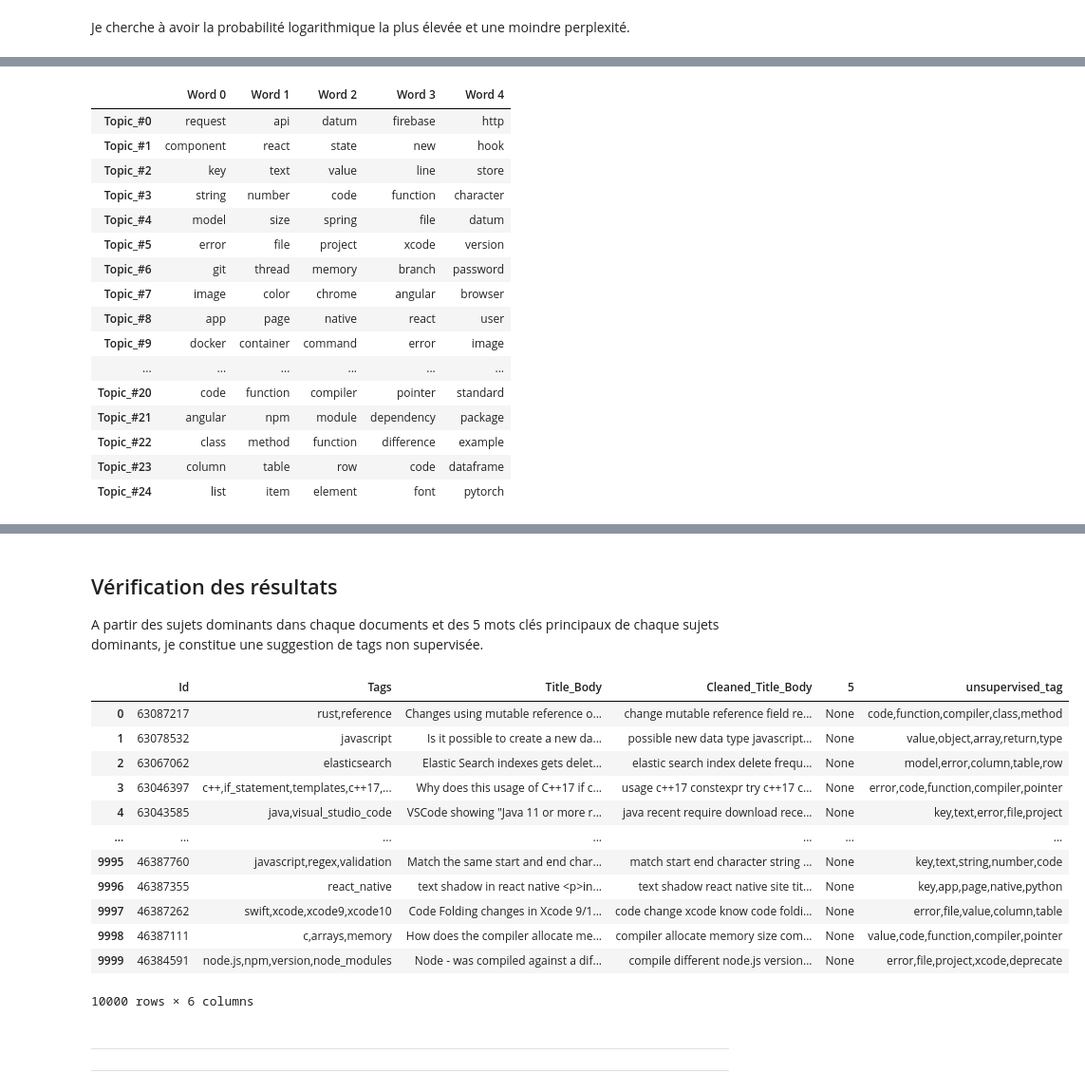
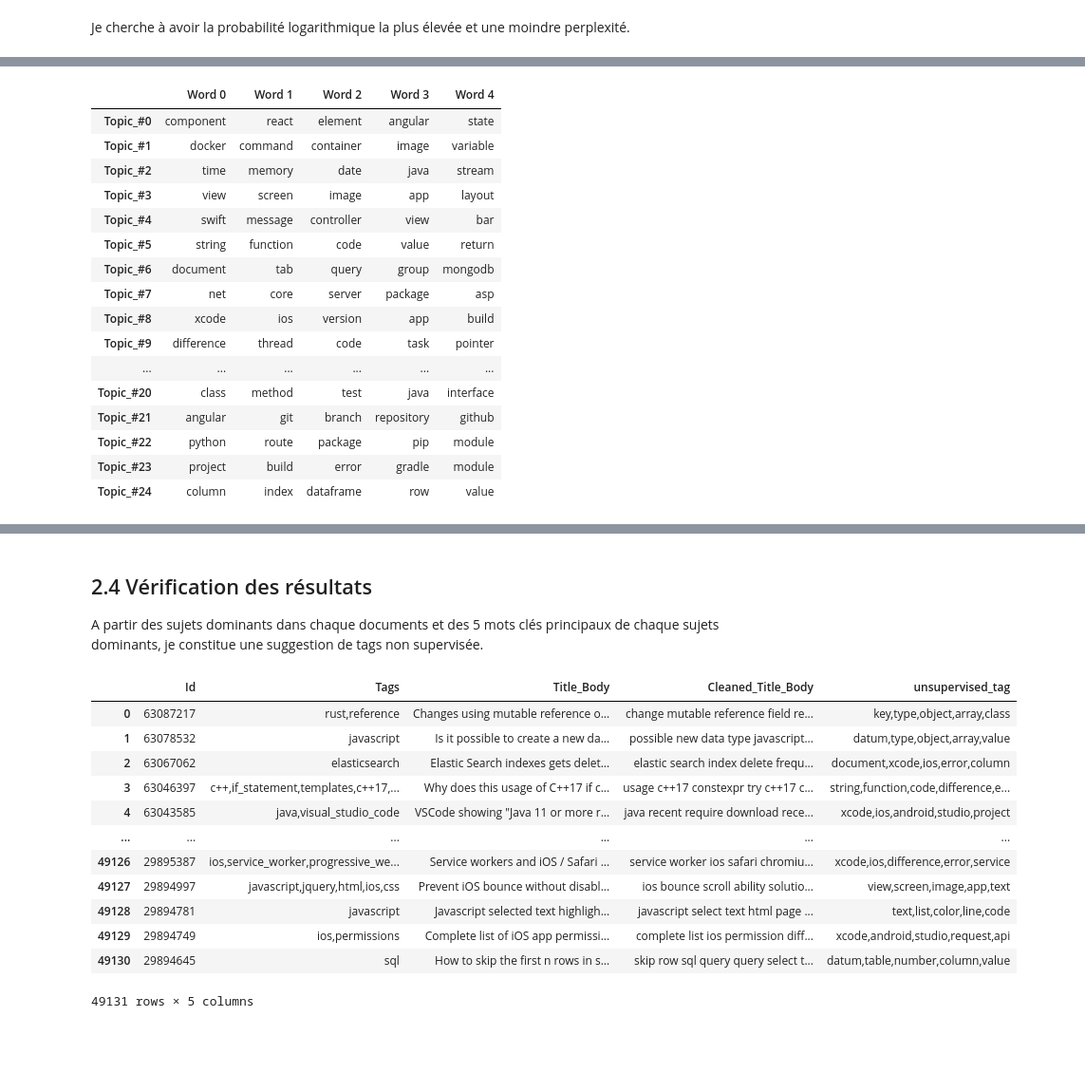
Before and after one commit to Adrian1903/Categorisez-automatiquement-des-questions, a Jupyter notebook: dev/03_modélisation.ipynb, the cells around one changed output, grey strips where cells are left out. Shown at 95% size. Cells and saved outputs as stored; diff of their text form; code cells hidden in the pictures; blank space fills up the shorter version.

```diff
--- a/dev/03_modélisation.ipynb
+++ b/dev/03_modélisation.ipynb
@@ -98,0 +107,3 @@ questions = questions.head(10000)
+# %%
+cleaned_questions = cleaned_questions_raw.copy()
+cleaned_questions.shape
@@ -106,2 +122,2 @@ Méthode :
 # %%
-corpus = questions.Cleaned_Title_Body
+corpus = cleaned_questions.Cleaned_Title_Body
@@ -123,7 +137,7 @@ results = pd.DataFrame()
 tmp_result = pd.DataFrame(index = range(1))
 for i in np.arange(5, 70, 5):
     print(f'{i} composants en cours de traitement...')
-    lda_model = LatentDirichletAllocation(n_components=i, random_state=123)
+    lda_model = LatentDirichletAllocation(n_components=i, random_state=123, n_jobs=-1)
 
     lda_model.fit_transform(feature_matrix)
 
@@ -195,7 +209,7 @@ min_perp = results.perplexity.min()
 n_comp = results[results.perplexity == min_perp].n_components.item()
 print(f'Le nombre de sujet idéal est de {n_comp}')
 # Je forme le modèle
-lda = LatentDirichletAllocation(n_components=n_comp, random_state=123)
+lda = LatentDirichletAllocation(n_components=n_comp, random_state=123, n_jobs=-1)
 %time lda_out = lda.fit_transform(feature_matrix)
 # %% [output]
 Le nombre de sujet idéal est de 25
@@ -247,26 +257,26 @@ topic_keywords = show_topics(count_vectorizer, lda, 5)
 df_topic_keywords = pd.DataFrame(topic_keywords)
 df_topic_keywords.columns = ['Word ' + str(i) for i in range(df_topic_keywords.shape[1])]
 df_topic_keywords.index = ['Topic_#' + str(i) for i in range(df_topic_keywords.shape[0])]
-df_topic_keywords.to_csv('api/topic_keyword.csv')
+df_topic_keywords.to_csv('api/src/topic_keyword.csv')
 df_topic_keywords
 # %% [output]
 |  | Word 0 | Word 1 | Word 2 | Word 3 | Word 4 |
-| Topic_#0 | request | api | datum | firebase | http |
-| Topic_#1 | component | react | state | new | hook |
-| Topic_#2 | key | text | value | line | store |
-| Topic_#3 | string | number | code | function | character |
-| Topic_#4 | model | size | spring | file | datum |
-| Topic_#5 | error | file | project | xcode | version |
-| Topic_#6 | git | thread | memory | branch | password |
-| Topic_#7 | image | color | chrome | angular | browser |
-| Topic_#8 | app | page | native | react | user |
-| Topic_#9 | docker | container | command | error | image |
+| Topic_#0 | component | react | element | angular | state |
+| Topic_#1 | docker | command | container | image | variable |
+| Topic_#2 | time | memory | date | java | stream |
+| Topic_#3 | view | screen | image | app | layout |
+| Topic_#4 | swift | message | controller | view | bar |
+| Topic_#5 | string | function | code | value | return |
+| Topic_#6 | document | tab | query | group | mongodb |
+| Topic_#7 | net | core | server | package | asp |
+| Topic_#8 | xcode | ios | version | app | build |
+| Topic_#9 | difference | thread | code | task | pointer |
 | ... | ... | ... | ... | ... | ... |
-| Topic_#20 | code | function | compiler | pointer | standard |
-| Topic_#21 | angular | npm | module | dependency | package |
-| Topic_#22 | class | method | function | difference | example |
-| Topic_#23 | column | table | row | code | dataframe |
-| Topic_#24 | list | item | element | font | pytorch |
+| Topic_#20 | class | method | test | java | interface |
+| Topic_#21 | angular | git | branch | repository | github |
+| Topic_#22 | python | route | package | pip | module |
+| Topic_#23 | project | build | error | gradle | module |
+| Topic_#24 | column | index | dataframe | row | value |
 # %%
 panel = pyLDAvis.sklearn.prepare(lda, feature_matrix, count_vectorizer, mds='tsne')
 pyLDAvis.save_html(panel, 'img/lda.html')
@@ -274,27 +284,25 @@ pyLDAvis.display(panel)
 # %% [output]
 [interactive output not drawn]
 # %% [markdown]
-## Vérification des résultats
+## 2.4 Vérification des résultats
 A partir des sujets dominants dans chaque documents et des 5 mots clés principaux de chaque sujets dominants, je constitue une suggestion de tags non supervisée.
 # %%
 pred_tag = get_unsupervised_tag(doc_topic, df_topic_keywords, corpus)
-questions = pd.merge(questions, pred_tag, left_index=True, right_index=True)
-questions
+cleaned_questions = pd.merge(cleaned_questions, pred_tag, left_index=True, right_index=True)
+col = ['Cleaned_Title_Body', 'Tags', 'unsupervised_tag']
+cleaned_questions[col].head(20)
 # %% [output]
-|  | Id | Tags | Title_Body | Cleaned_Title_Body | 5 | unsupervised_tag |
-| 0 | 63087217 | rust,reference | Changes using mutable reference o... | change mutable reference field re... | None | code,function,compiler,class,method |
-| 1 | 63078532 | javascript | Is it possible to create a new da... | possible new data type javascript... | None | value,object,array,return,type |
-| 2 | 63067062 | elasticsearch | Elastic Search indexes gets delet... | elastic search index delete frequ... | None | model,error,column,table,row |
-| 3 | 63046397 | c++,if_statement,templates,c++17,... | Why does this usage of C++17 if c... | usage c++17 constexpr try c++17 c... | None | error,code,function,compiler,pointer |
-| 4 | 63043585 | java,visual_studio_code | VSCode showing "Java 11 or more r... | java recent require download rece... | None | key,text,error,file,project |
-| ... | ... | ... | ... | ... | ... | ... |
-| 9995 | 46387760 | javascript,regex,validation | Match the same start and end char... | match start end character string ... | None | key,text,string,number,code |
-| 9996 | 46387355 | react_native | text shadow in react native <p>in... | text shadow react native site tit... | None | key,app,page,native,python |
-| 9997 | 46387262 | swift,xcode,xcode9,xcode10 | Code Folding changes in Xcode 9/1... | code change xcode know code foldi... | None | error,file,value,column,table |
-| 9998 | 46387111 | c,arrays,memory | How does the compiler allocate me... | compiler allocate memory size com... | None | value,code,function,compiler,pointer |
-| 9999 | 46384591 | node.js,npm,version,node_modules | Node - was compiled against a dif... | compile different node.js version... | None | error,file,project,xcode,deprecate |
+|  | Id | Tags | Title_Body | Cleaned_Title_Body | unsupervised_tag |
+| 0 | 63087217 | rust,reference | Changes using mutable reference o... | change mutable reference field re... | key,type,object,array,class |
+| 1 | 63078532 | javascript | Is it possible to create a new da... | possible new data type javascript... | datum,type,object,array,value |
+| 2 | 63067062 | elasticsearch | Elastic Search indexes gets delet... | elastic search index delete frequ... | document,xcode,ios,error,column |
+| 3 | 63046397 | c++,if_statement,templates,c++17,... | Why does this usage of C++17 if c... | usage c++17 constexpr try c++17 c... | string,function,code,difference,e... |
+| 4 | 63043585 | java,visual_studio_code | VSCode showing "Java 11 or more r... | java recent require download rece... | xcode,ios,android,studio,project |
+| ... | ... | ... | ... | ... | ... |
+| 49126 | 29895387 | ios,service_worker,progressive_we... | Service workers and iOS / Safari ... | service worker ios safari chromiu... | xcode,ios,difference,error,service |
+| 49127 | 29894997 | javascript,jquery,html,ios,css | Prevent iOS bounce without disabl... | ios bounce scroll ability solutio... | view,screen,image,app,text |
+| 49128 | 29894781 | javascript | Javascript selected text highligh... | javascript select text html page ... | text,list,color,line,code |
+| 49129 | 29894749 | ios,permissions | Complete list of iOS app permissi... | complete list ios permission diff... | xcode,android,studio,request,api |
+| 49130 | 29894645 | sql | How to skip the first n rows in s... | skip row sql query query select t... | datum,table,number,column,value |
-10000 rows × 6 columns
+49131 rows × 5 columns
-# %% [markdown]
----
----
 # %% [markdown]
```
Also changed, not shown: parts of 55 cells of this notebook.
